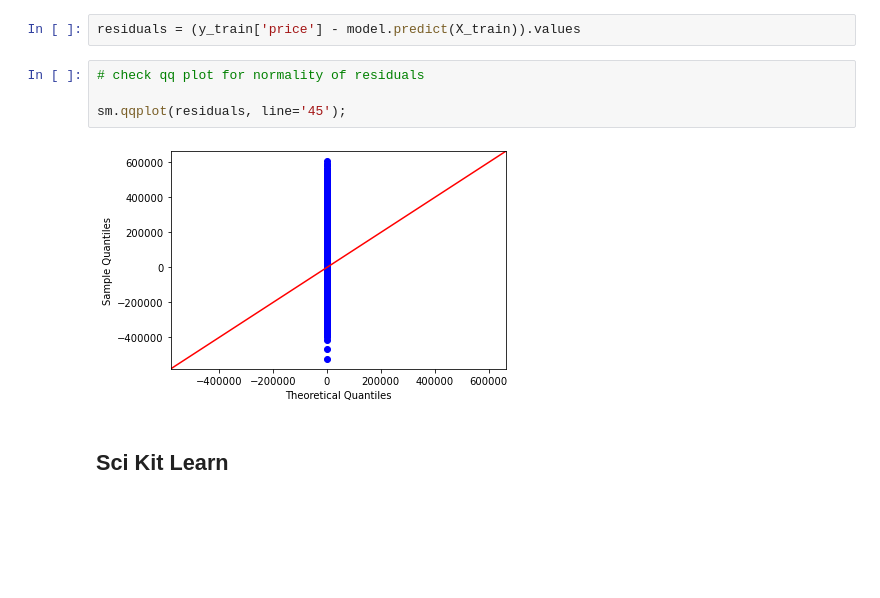
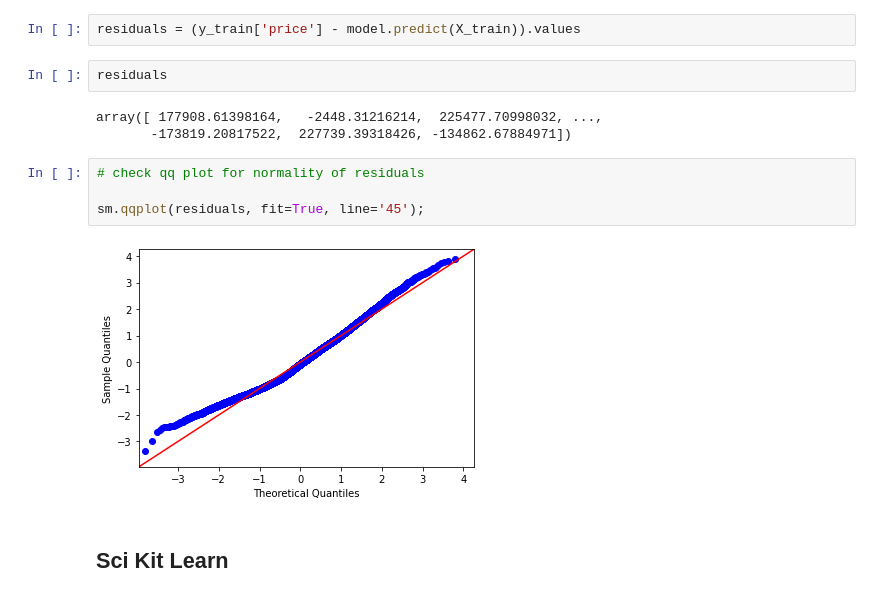
Before and after one commit to ran0027/dsc-phase2-project, a Jupyter notebook: new_baseline_model.ipynb, the cells around one changed output. Cells and saved outputs as stored; diff of their text form; blank space fills up the shorter version.

Commit message:
Fix qqplot

```diff
--- a/new_baseline_model.ipynb
+++ b/new_baseline_model.ipynb
@@ -177,12 +193,17 @@ sns.histplot((y_train['price'] - model.predict(X_train)).values);
 [figure]
 # %%
 residuals = (y_train['price'] - model.predict(X_train)).values
+# %%
+residuals
+# %% [output]
+array([ 177908.61398164,   -2448.31216214,  225477.70998032, ...,
+       -173819.20817522,  227739.39318426, -134862.67884971])
 # %%
 # check qq plot for normality of residuals
 
-sm.qqplot(residuals, line='45');
+sm.qqplot(residuals, fit=True, line='45');
 # %% [output]
-[figure, old version]
+[figure, new version]
 # %% [markdown]
 ## Sci Kit Learn
 # %%
```
Also changed, not shown: parts of 6 cells of this notebook.
